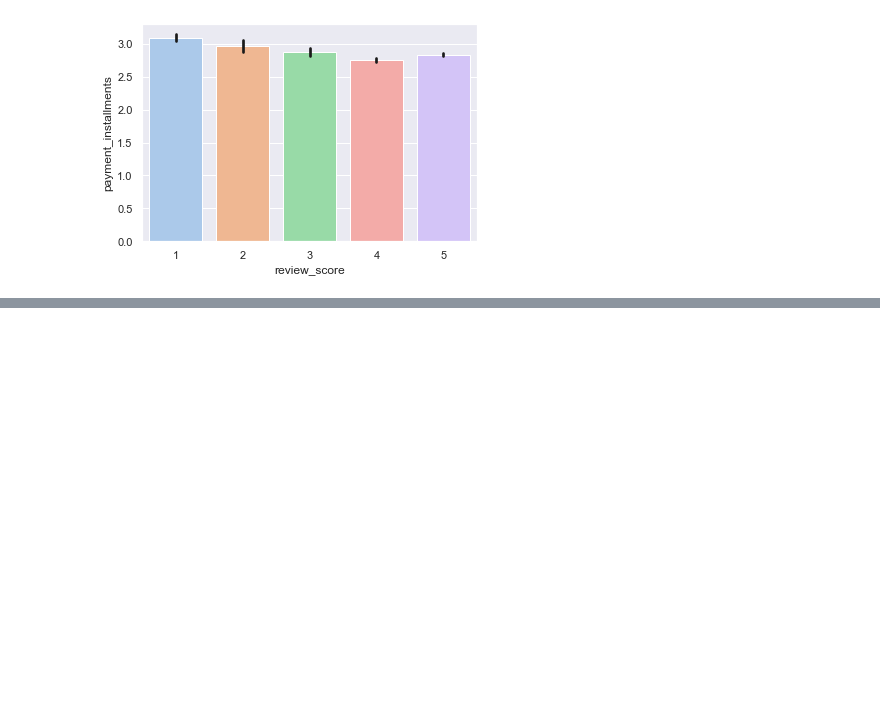
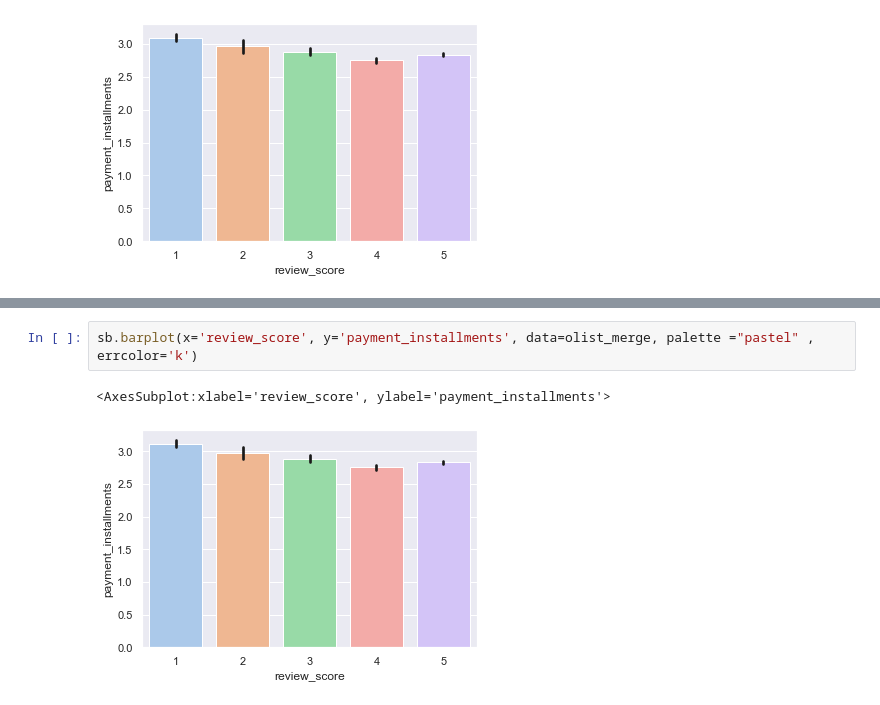
Before and after one commit to S-Samiksha/DSAI-Project, a Jupyter notebook: Part 4_Payment Mode .ipynb, the cells around one changed output, grey strips where cells are left out. Drawn from its saved outputs; the diff is of its cells as text; blank space fills up the shorter version.

```diff
--- a/Part 4_Payment Mode .ipynb
+++ b/Part 4_Payment Mode .ipynb
@@ -66,0 +87,5 @@ sb.barplot(x='review_score', y='payment_installments', data=olist_merge, palette
+# %%
+sb.barplot(x='review_score', y='payment_installments', data=olist_merge, palette ="pastel" , errcolor='k')
+# %% [output]
+<AxesSubplot:xlabel='review_score', ylabel='payment_installments'>
+[figure, added]
```
Also changed, not shown: parts of 5 cells of this notebook, 1 other file.
